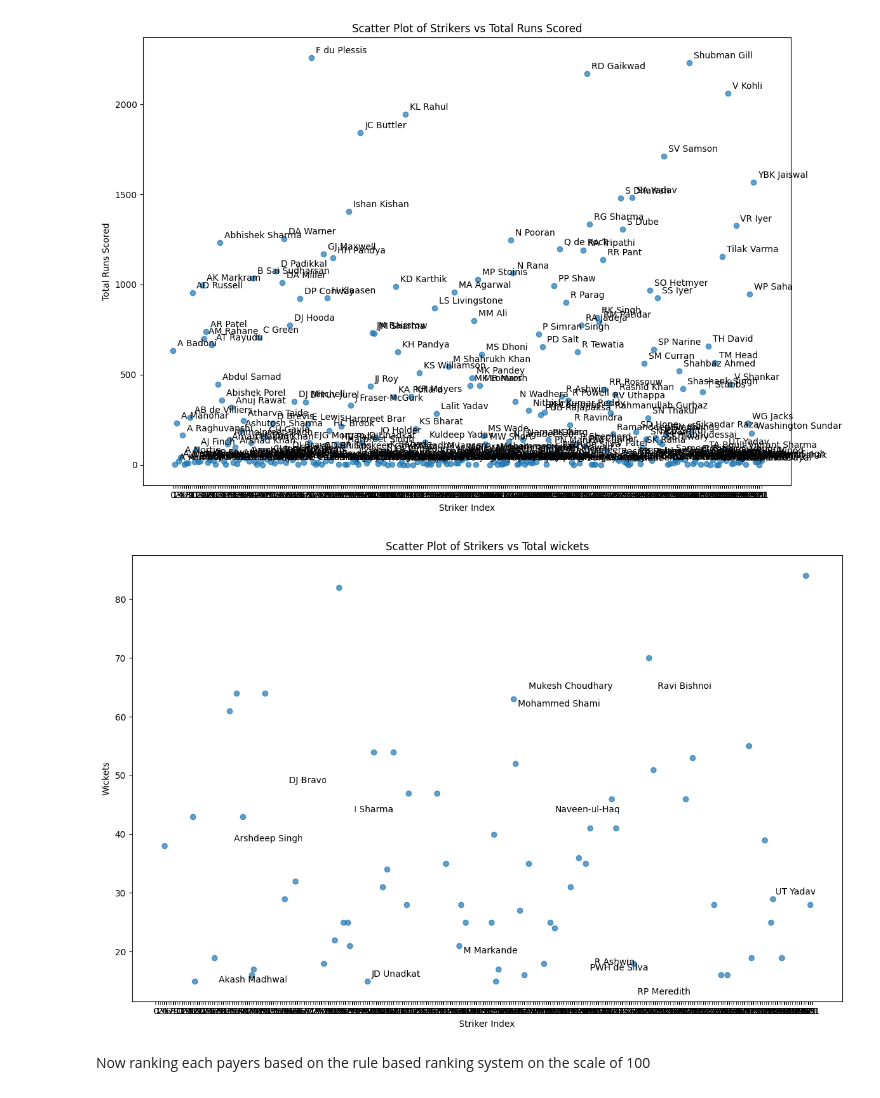
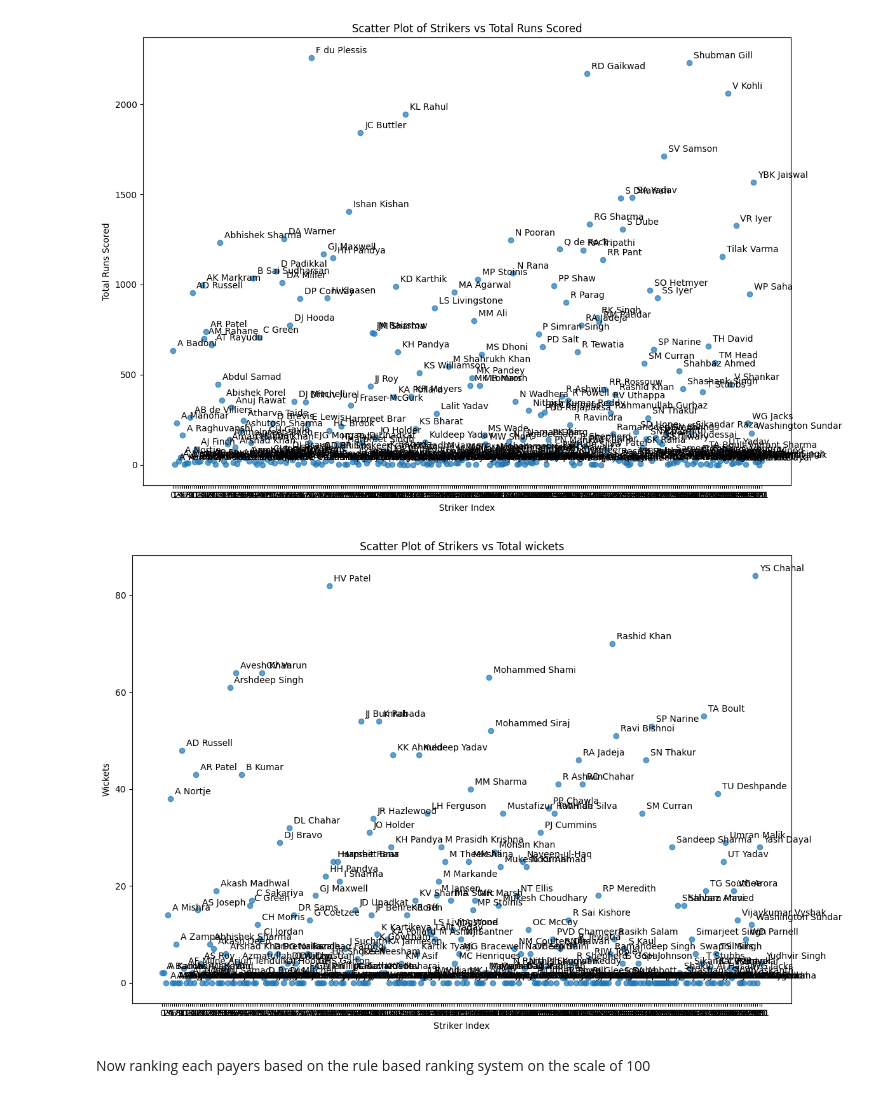
Before and after one commit to NIRANJANGOPALAN/IPL_player_analysis, a Jupyter notebook: Models/players_analysis.ipynb, the cells around one changed output. Drawn from its saved outputs; the diff is of its cells as text; code cells hidden in the pictures.

Commit message:
Updated charts

```diff
--- a/Models/players_analysis.ipynb
+++ b/Models/players_analysis.ipynb
@@ -104,32 +104,34 @@ plt.show()
 # %%
 # Create the scatter plot
 plt.figure(figsize=(12, 8))
 
 # players with economy 10 and less and more than 5 wickets
 data['economyrate'] = pd.to_numeric(data['economyrate'], errors='coerce')
 
 # Now apply the filter
-modified_data = data[
-    (data['economyrate'].notna()) &  # Exclude NaN values
-    (data['economyrate'] <= 10.00) &
-    (data['totalwickets'] >= 15)
-]
+# modified_data = data[
+#     (data['economyrate'].notna()) &  # Exclude NaN values
+#     (data['economyrate'] <= 12.00) &
+#     (data['totalwickets'] >= 15)
+# ]
+
+modified_data = data
 
 plt.scatter(modified_data.index, modified_data['totalwickets'], alpha=0.7)
 plt.xlabel('Striker Index')  # Use index for x-axis
 plt.ylabel('Wickets')
 plt.title('Scatter Plot of Strikers vs Total wickets')
 
 # Add labels for each point using the striker names
 for i, txt in enumerate(modified_data['striker']):
     plt.annotate(txt, (modified_data.index[i], data['totalwickets'][i]),
                  xytext=(5, 5), textcoords='offset points')
 
 plt.xticks(data.index)  # Set x-ticks to be the index
 plt.tight_layout()
 plt.show()
 # %% [output]
-[figure, old version]
+[figure, new version]
 # %% [markdown]
 Now ranking each payers based on the rule based ranking system on the scale of 100
 # %%
```
Also changed, not shown: parts of 25 cells of this notebook, 5 other files.
